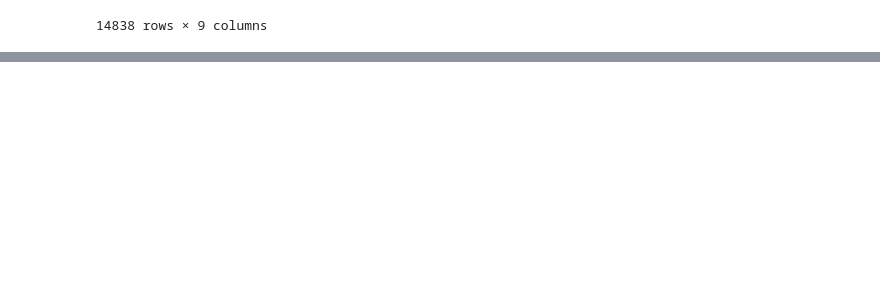
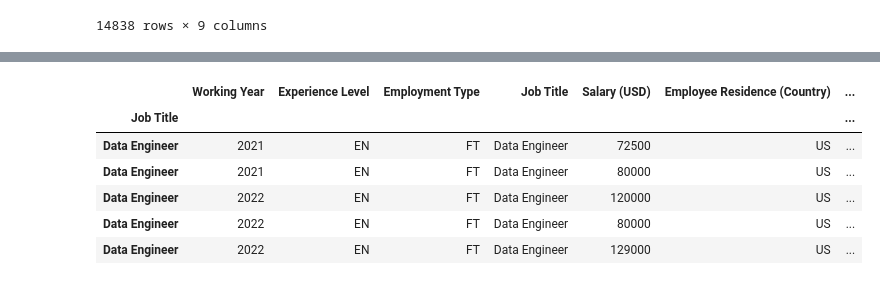
Before and after one commit to chadhollman/data-analyst-job-trends-2020-2024, a Jupyter notebook: Dataframe.ipynb, the cells around one changed output, grey strips where cells are left out. Saved outputs shown, nothing was run; the diff lists cells and outputs as text; code cells hidden in the pictures; blank space fills up the shorter version.

```diff
--- a/Dataframe.ipynb
+++ b/Dataframe.ipynb
@@ -44,0 +107,15 @@ cleaned_renamed.reset_index(drop = True)
+# %%
+# Subset dataset to US, entry level and top 3 Job Titles with the highest counts
+subset_usa_entry = cleaned_renamed[(cleaned_renamed["Experience Level"] == "EN") & (cleaned_renamed["Location of Company (Country)"] == "US")]
+subset_usa_entry = subset_usa_entry.loc[["Data Engineer","Data Scientist", "Data Analyst"], :]
+# %%
+# Preview subset dataset
+subset_usa_entry.head()
+# %% [output]
+|  | Working Year | Experience Level | Employment Type | Job Title | Salary (USD) | Employee Residence (Country) | ... |
+| Job Title |  |  |  |  |  |  | ... |
+| Data Engineer | 2021 | EN | FT | Data Engineer | 72500 | US | ... |
+| Data Engineer | 2021 | EN | FT | Data Engineer | 80000 | US | ... |
+| Data Engineer | 2022 | EN | FT | Data Engineer | 120000 | US | ... |
+| Data Engineer | 2022 | EN | FT | Data Engineer | 80000 | US | ... |
+| Data Engineer | 2022 | EN | FT | Data Engineer | 129000 | US | ... |
```
Also changed, not shown: parts of 15 cells of this notebook.
